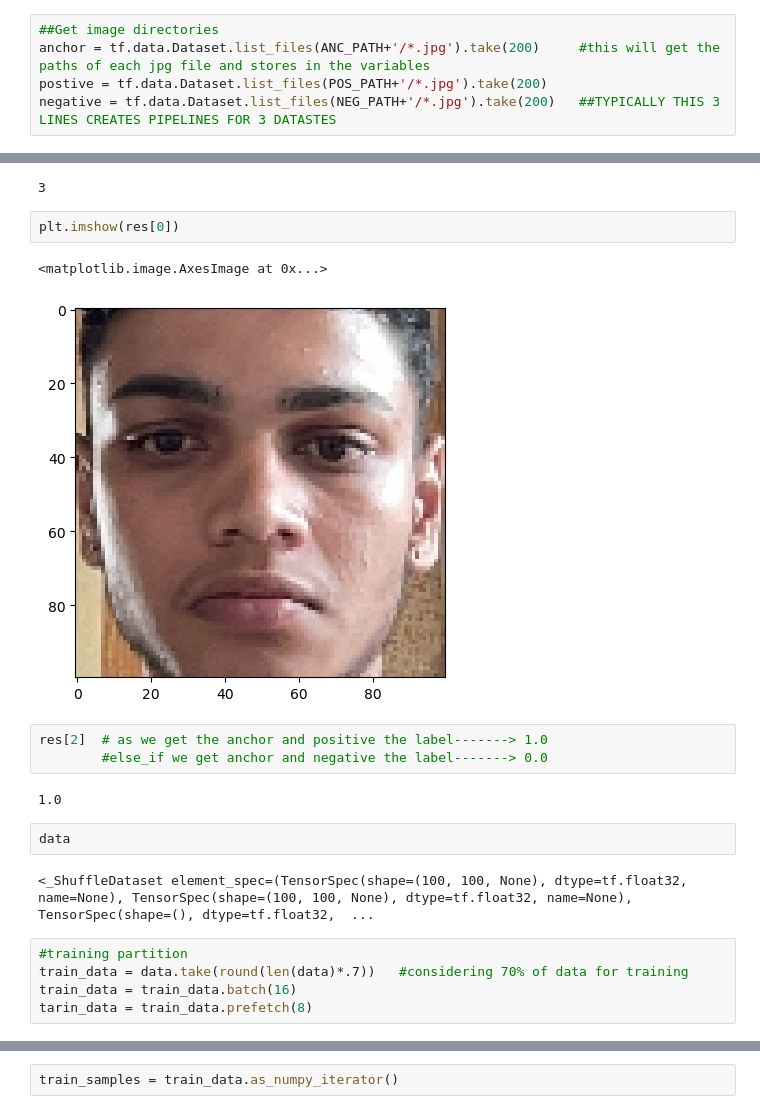
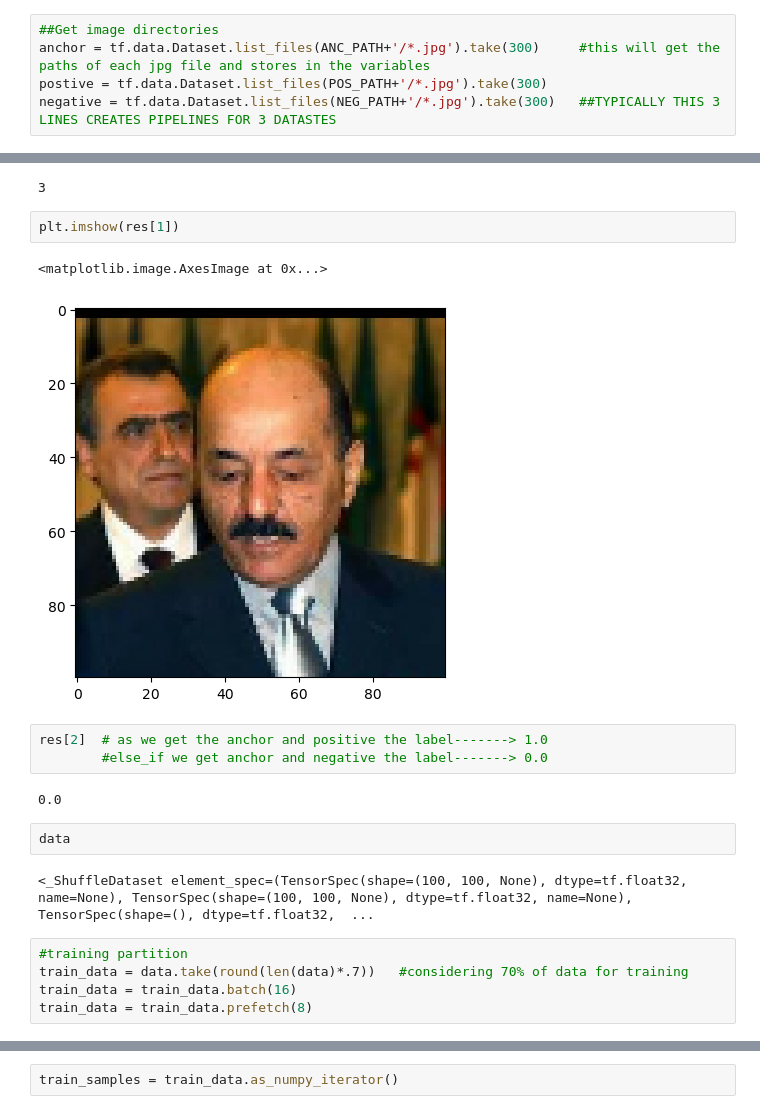
Before and after one commit to TheAirprogrammer/Face_recognition_nueral_network, a Jupyter notebook: Face_recognistion.ipynb, the cells around one changed output, grey strips where cells are left out. Saved outputs shown, nothing was run; the diff lists cells and outputs as text.

```diff
--- a/Face_recognistion.ipynb
+++ b/Face_recognistion.ipynb
@@ -57,9 +62,9 @@ open_webcam()
 Creating pipelines to access each file in the dataset
 # %%
 ##Get image directories
-anchor = tf.data.Dataset.list_files(ANC_PATH+'/*.jpg').take(200)     #this will get the paths of each jpg file and stores in the variables
-postive = tf.data.Dataset.list_files(POS_PATH+'/*.jpg').take(200)
-negative = tf.data.Dataset.list_files(NEG_PATH+'/*.jpg').take(200)   ##TYPICALLY THIS 3 LINES CREATES PIPELINES FOR 3 DATASTES
+anchor = tf.data.Dataset.list_files(ANC_PATH+'/*.jpg').take(300)     #this will get the paths of each jpg file and stores in the variables
+postive = tf.data.Dataset.list_files(POS_PATH+'/*.jpg').take(300)
+negative = tf.data.Dataset.list_files(NEG_PATH+'/*.jpg').take(300)   ##TYPICALLY THIS 3 LINES CREATES PIPELINES FOR 3 DATASTES
 # %%
 ANC_PATH+'/*.jpg'  # it gives the directory path to access the jpg files
 # %% [output]
@@ -137,15 +142,15 @@ len(res)
 # %% [output]
 3
 # %%
-plt.imshow(res[0])
+plt.imshow(res[1])
 # %% [output]
 <matplotlib.image.AxesImage at 0x...>
-[figure, old version]
+[figure, new version]
 # %%
 res[2]  # as we get the anchor and positive the label-------> 1.0
         #else_if we get anchor and negative the label-------> 0.0
 # %% [output]
-1.0
+0.0
 # %%
 data
 # %% [output]
@@ -154,7 +159,7 @@ data
 #training partition
 train_data = data.take(round(len(data)*.7))   #considering 70% of data for training
 train_data = train_data.batch(16)
-tarin_data = train_data.prefetch(8)
+train_data = train_data.prefetch(8)
 # %%
 train_data
 # %% [output]
```
Also changed, not shown: parts of 60 cells of this notebook, 3 other files.
